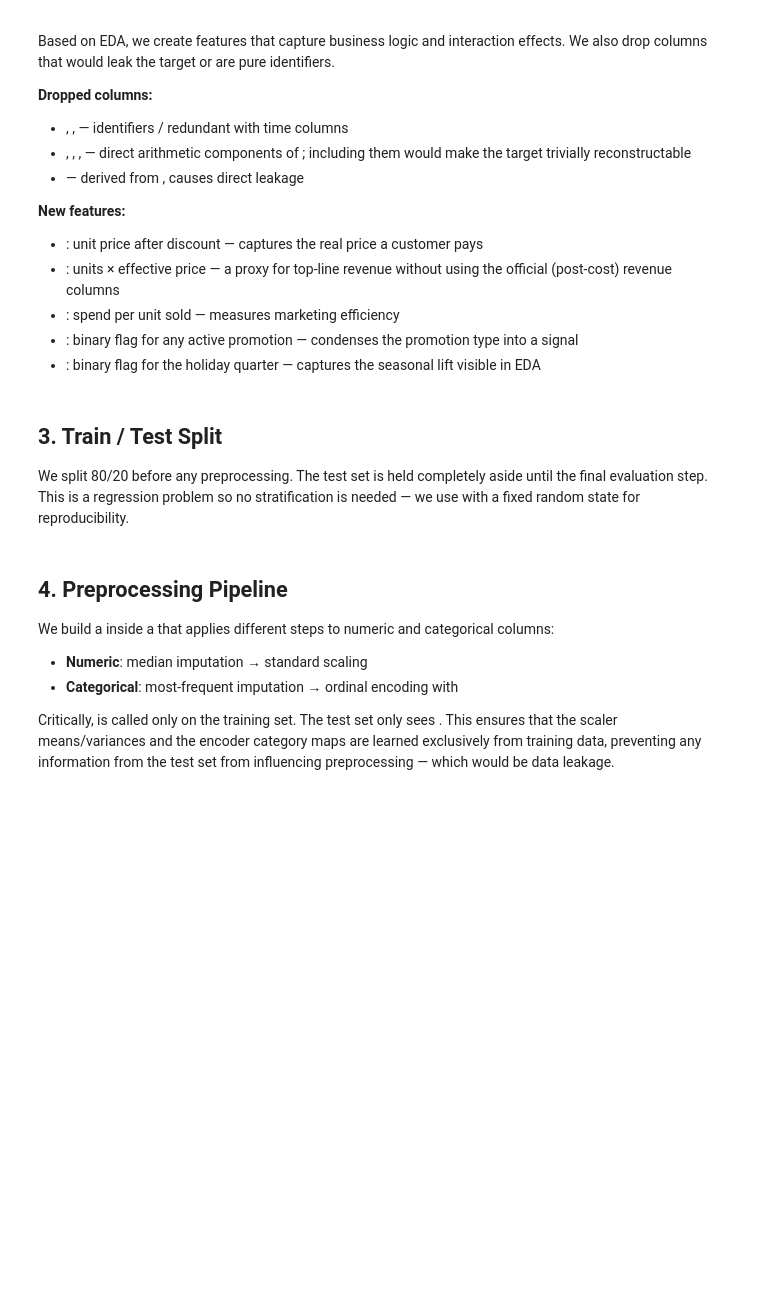
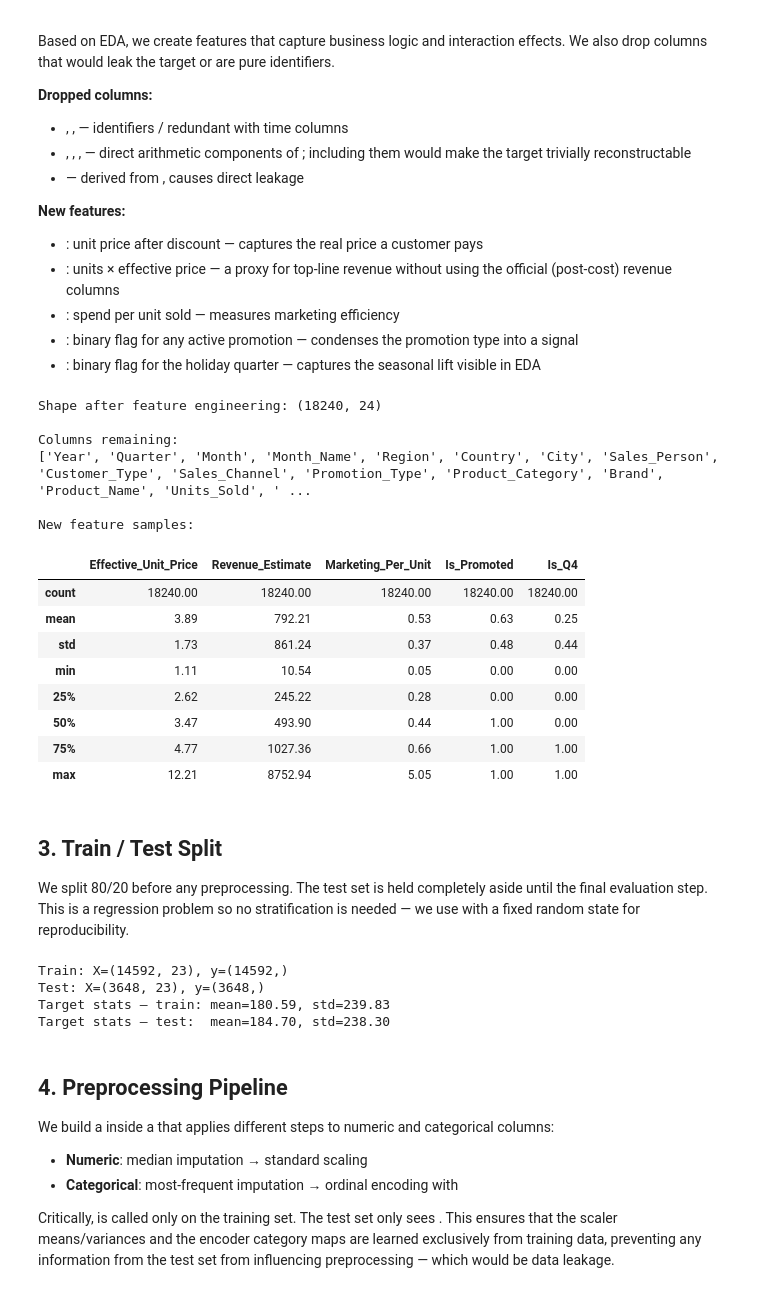
Before and after one commit to karan092002/fmcg-sales, a Jupyter notebook: notebook/fmcg_profit_prediction.ipynb, the cells around one changed output. Saved outputs shown, nothing was run; the diff lists cells and outputs as text; code cells hidden in the pictures; blank space fills up the shorter version.

```diff
--- a/notebook/fmcg_profit_prediction.ipynb
+++ b/notebook/fmcg_profit_prediction.ipynb
@@ -153,32 +212,44 @@ Based on EDA, we create features that capture business logic and interaction eff
 - : binary flag for any active promotion — condenses the promotion type into a signal
 - : binary flag for the holiday quarter — captures the seasonal lift visible in EDA
 # %%
-# Work on a copy to preserve the raw dataframe
 df_fe = df.copy()
 
 # New features
 df_fe["Effective_Unit_Price"] = df_fe["Unit_Price_USD"] * (1 - df_fe["Discount_Pct"] / 100)
-df_fe["Revenue_Estimate"]     = df_fe["Units_Sold"] * df_fe["Effective_Unit_Price"]
-df_fe["Marketing_Per_Unit"]   = df_fe["Marketing_Spend_USD"] / df_fe["Units_Sold"]
-df_fe["Is_Promoted"]          = (df_fe["Promotion_Type"] != "No Promo").astype(int)
-df_fe["Is_Q4"]                = (df_fe["Quarter"] == "Q4").astype(int)
+df_fe["Revenue_Estimate"] = df_fe["Units_Sold"] * df_fe["Effective_Unit_Price"]
+df_fe["Marketing_Per_Unit"] = df_fe["Marketing_Spend_USD"] / df_fe["Units_Sold"]
+df_fe["Is_Promoted"] = (df_fe["Promotion_Type"] != "No Promo").astype(int)
+df_fe["Is_Q4"] = (df_fe["Quarter"] == "Q4").astype(int)
 
 # Drop leakage and identifier columns
 leakage_cols = [
     "Order_ID", "SKU", "Order_Date",
     "Gross_Sales_USD", "Net_Revenue_USD",
     "COGS_USD", "Logistics_Cost_USD",
     "Profit_Margin_Pct"
 ]
 df_fe = df_fe.drop(columns=leakage_cols)
 
 print(f"Shape after feature engineering: {df_fe.shape}")
-print(f"
-Columns remaining:
-{list(df_fe.columns)}")
-print(f"
-New feature samples:")
+print(f"\nColumns remaining:\n{list(df_fe.columns)}")
+print(f"\nNew feature samples:")
 display(df_fe[["Effective_Unit_Price","Revenue_Estimate","Marketing_Per_Unit","Is_Promoted","Is_Q4"]].describe().round(2))
+# %% [output]
+Shape after feature engineering: (18240, 24)
+
+Columns remaining:
+['Year', 'Quarter', 'Month', 'Month_Name', 'Region', 'Country', 'City', 'Sales_Person', 'Customer_Type', 'Sales_Channel', 'Promotion_Type', 'Product_Category', 'Brand', 'Product_Name', 'Units_Sold', ' ...
+
+New feature samples:
+|  | Effective_Unit_Price | Revenue_Estimate | Marketing_Per_Unit | Is_Promoted | Is_Q4 |
+| count | 18240.00 | 18240.00 | 18240.00 | 18240.00 | 18240.00 |
+| mean | 3.89 | 792.21 | 0.53 | 0.63 | 0.25 |
+| std | 1.73 | 861.24 | 0.37 | 0.48 | 0.44 |
+| min | 1.11 | 10.54 | 0.05 | 0.00 | 0.00 |
+| 25% | 2.62 | 245.22 | 0.28 | 0.00 | 0.00 |
+| 50% | 3.47 | 493.90 | 0.44 | 1.00 | 0.00 |
+| 75% | 4.77 | 1027.36 | 0.66 | 1.00 | 1.00 |
+| max | 12.21 | 8752.94 | 5.05 | 1.00 | 1.00 |
 # %% [markdown]
 ## 3. Train / Test Split
 
@@ -195,10 +266,14 @@ X_train, X_test, y_train, y_test = train_test_split(
 )
 
 print(f"Train: X={X_train.shape}, y={y_train.shape}")
-print(f"Test:  X={X_test.shape}, y={y_test.shape}")
-print(f"
-Target stats — train: mean={y_train.mean():.2f}, std={y_train.std():.2f}")
+print(f"Test: X={X_test.shape}, y={y_test.shape}")
+print(f"Target stats — train: mean={y_train.mean():.2f}, std={y_train.std():.2f}")
 print(f"Target stats — test:  mean={y_test.mean():.2f}, std={y_test.std():.2f}")
+# %% [output]
+Train: X=(14592, 23), y=(14592,)
+Test: X=(3648, 23), y=(3648,)
+Target stats — train: mean=180.59, std=239.83
+Target stats — test:  mean=184.70, std=238.30
 # %% [markdown]
 ## 4. Preprocessing Pipeline
 
```
Also changed, not shown: parts of 21 cells of this notebook.
